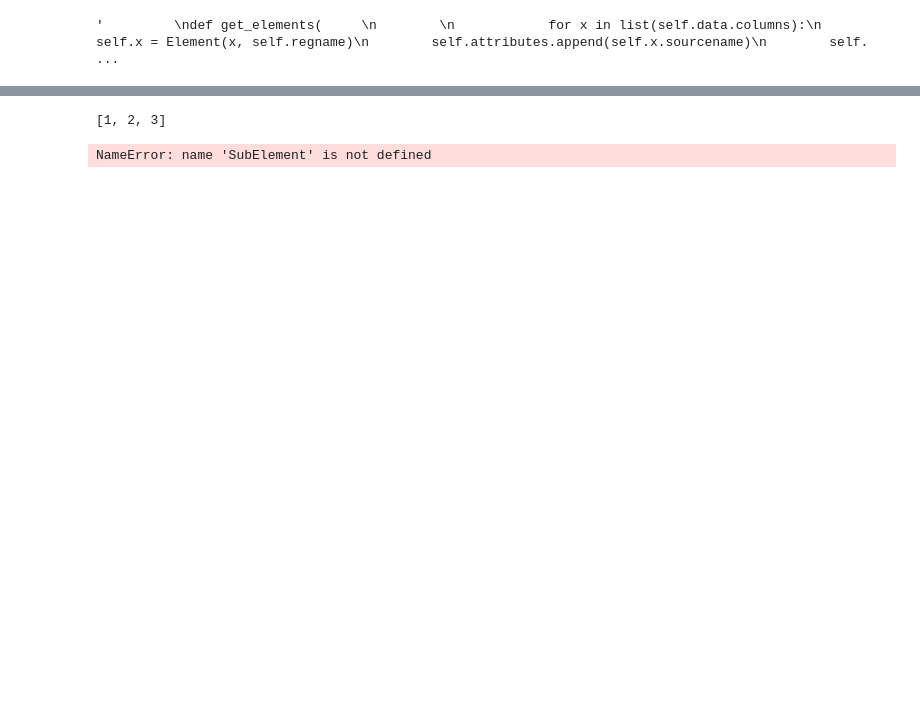
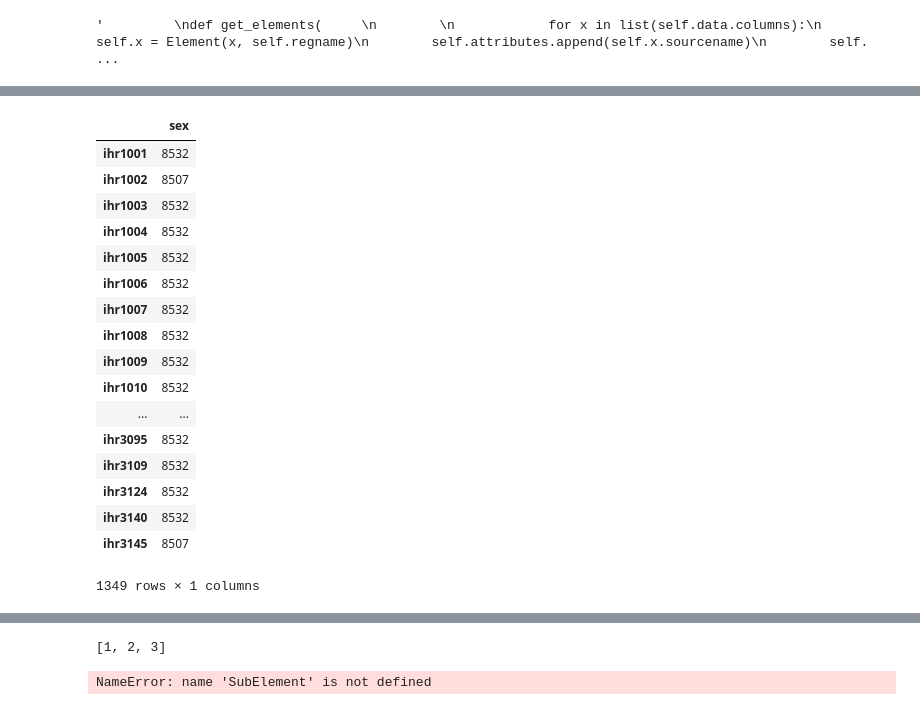
Before and after one commit to rv816/etl, a Jupyter notebook: ETL_Notebook.ipynb, the cells around one changed output, grey strips where cells are left out. Drawn from its saved outputs; the diff is of its cells as text; code cells hidden in the pictures; blank space fills up the shorter version.

```diff
--- a/ETL_Notebook.ipynb
+++ b/ETL_Notebook.ipynb
@@ -36,45 +61,3 @@ ihrdf = xls_to_df("Data/csv/IHR-demogdata-092914.csv")
     """
 # %% [output]
 '         \ndef get_elements(     \n        \n            for x in list(self.data.columns):\n        self.x = Element(x, self.regname)\n        self.attributes.append(self.x.sourcename)\n        self. ...
-# %%
-
-class Registry:
-    reglist = []
-    def __init__(self, regname, data, **kwargs):
-        self.regname = regname
-        self.data = pd.DataFrame(data)
-        self.elements = []
-        for x in list(self.data.columns):
-            self.elements.append(x)
-            print(x)
-            valueset = list(self.data[x].drop_duplicates().values)
-            exec("self.%s = Element('%s', valueset, self.data['%s'], self.regname)" % (x,x,x))
-        self.datadict = {}
-        for x in self.elements:
-            self.datadict[x] = list(self.data[x].drop_duplicates().values)
-        Registry.reglist.append(self.regname)
-    def __repr__(self):
-        return "< Registry '%s' >" % self.regname
-    mapfunct = lambda x: mapdict[df.ix[x]['Gender']]
-
-
-class Element:
-    def __init__(self, elementname, valueset, data, origin, target_table="Not yet specified", target_field = "Not yet specified", *args, **kwargs):
-        self.elementname = elementname
-        self.data = pd.Series(data)
-        self.origin = origin
-        self.valueset = list(valueset)
-        self.mapdict = {}
-        for x in self.valueset:
-            self.mapdict[x] = ""
-        self.target_table = target_table
-        self.target_field = target_field
-    def __repr__(self):
-        if self.origin not in Registry.reglist:
-            return "Warning: Origin name %s not an instantiated Registry" % self.origin
-        else: return "<class Element %s, Origin=Registry(%s)>" % (self.sourcename, self.origin)
-
-
-
-
-ihr = Registry('ihr', ihrdf)
@@ -109,0 +197,21 @@ ihr.employment.mapdict
+# %%
+ihr.postmap
+# %% [output]
+|  | sex |
+| ihr1001 | 8532 |
+| ihr1002 | 8507 |
+| ihr1003 | 8532 |
+| ihr1004 | 8532 |
+| ihr1005 | 8532 |
+| ihr1006 | 8532 |
+| ihr1007 | 8532 |
+| ihr1008 | 8532 |
+| ihr1009 | 8532 |
+| ihr1010 | 8532 |
+| ... | ... |
+| ihr3095 | 8532 |
+| ihr3109 | 8532 |
+| ihr3124 | 8532 |
+| ihr3140 | 8532 |
+| ihr3145 | 8507 |
+1349 rows × 1 columns
```
Also changed, not shown: parts of 15 cells of this notebook.
